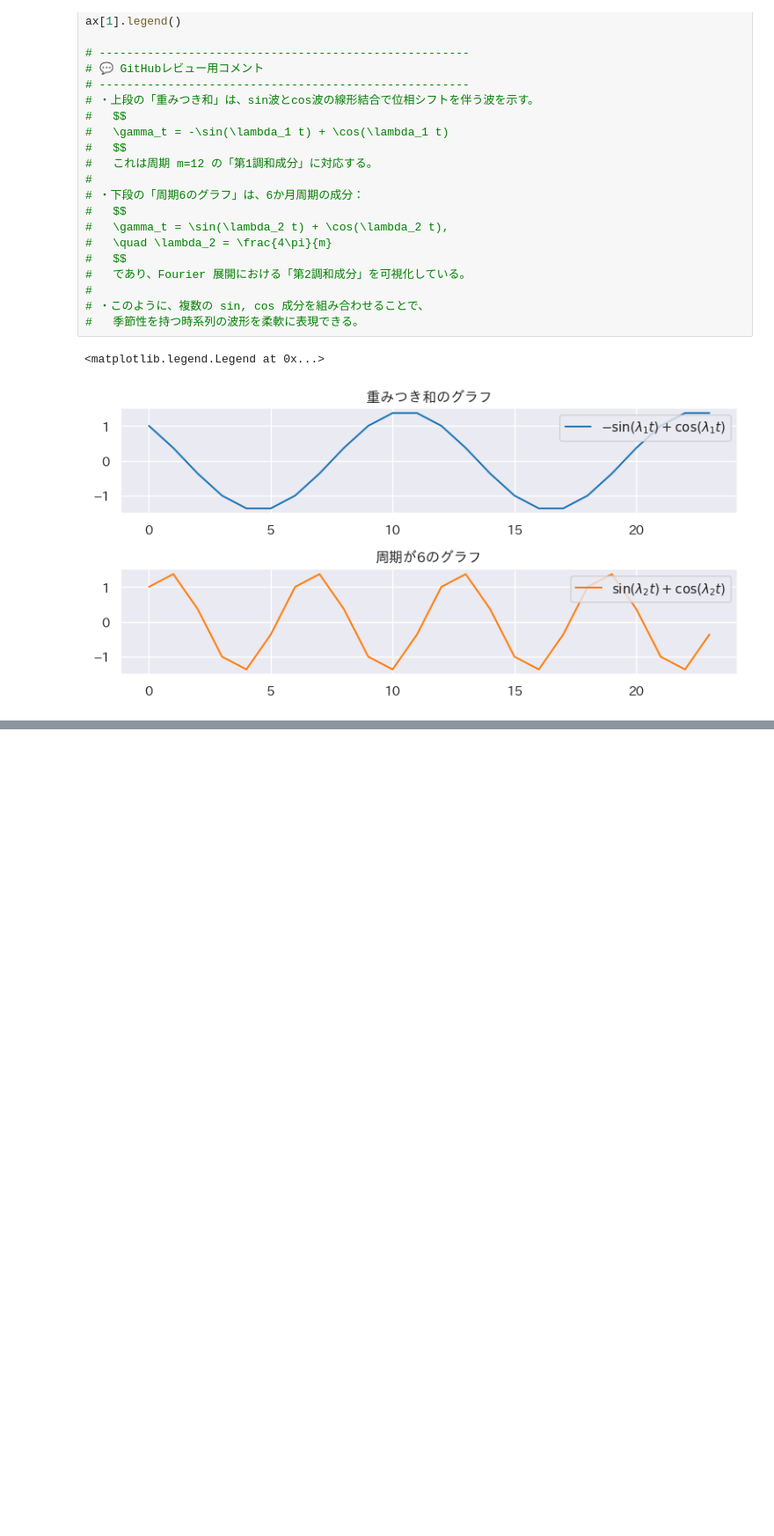
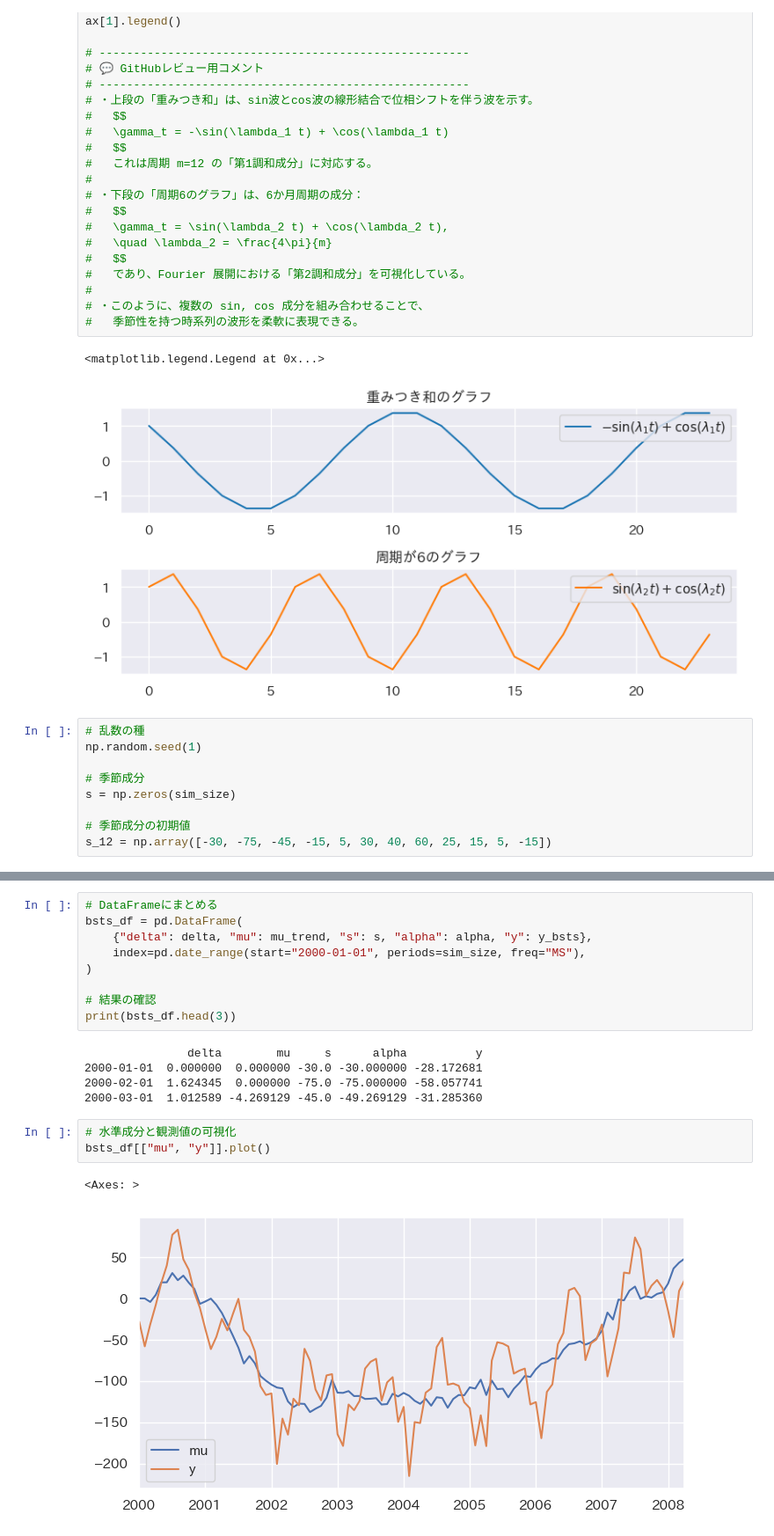
Before and after one commit to maton369/Python_Time_Series_Intro, a Jupyter notebook: 5-5-基本構造時系列モデル.ipynb, the cells around one changed output, grey strips where cells are left out. Shown at 88% size. Drawn from its saved outputs; the diff is of its cells as text; blank space fills up the shorter version.

```diff
--- a/5-5-基本構造時系列モデル.ipynb
+++ b/5-5-基本構造時系列モデル.ipynb
@@ -898,3 +898,12 @@ ax[1].legend()
 # %% [output]
 <matplotlib.legend.Legend at 0x...>
 [figure]
+# %%
+# 乱数の種
+np.random.seed(1)
+
+# 季節成分
+s = np.zeros(sim_size)
+
+# 季節成分の初期値
+s_12 = np.array([-30, -75, -45, -15, 5, 30, 40, 60, 25, 15, 5, -15])
@@ -900,0 +971,20 @@ ax[1].legend()
+# %%
+# DataFrameにまとめる
+bsts_df = pd.DataFrame(
+    {"delta": delta, "mu": mu_trend, "s": s, "alpha": alpha, "y": y_bsts},
+    index=pd.date_range(start="2000-01-01", periods=sim_size, freq="MS"),
+)
+
+# 結果の確認
+print(bsts_df.head(3))
+# %% [output]
+               delta        mu     s      alpha          y
+2000-01-01  0.000000  0.000000 -30.0 -30.000000 -28.172681
+2000-02-01  1.624345  0.000000 -75.0 -75.000000 -58.057741
+2000-03-01  1.012589 -4.269129 -45.0 -49.269129 -31.285360
+# %%
+# 水準成分と観測値の可視化
+bsts_df[["mu", "y"]].plot()
+# %% [output]
+<Axes: >
+[figure, added]
```
Also changed, not shown: parts of 2 cells of this notebook.
